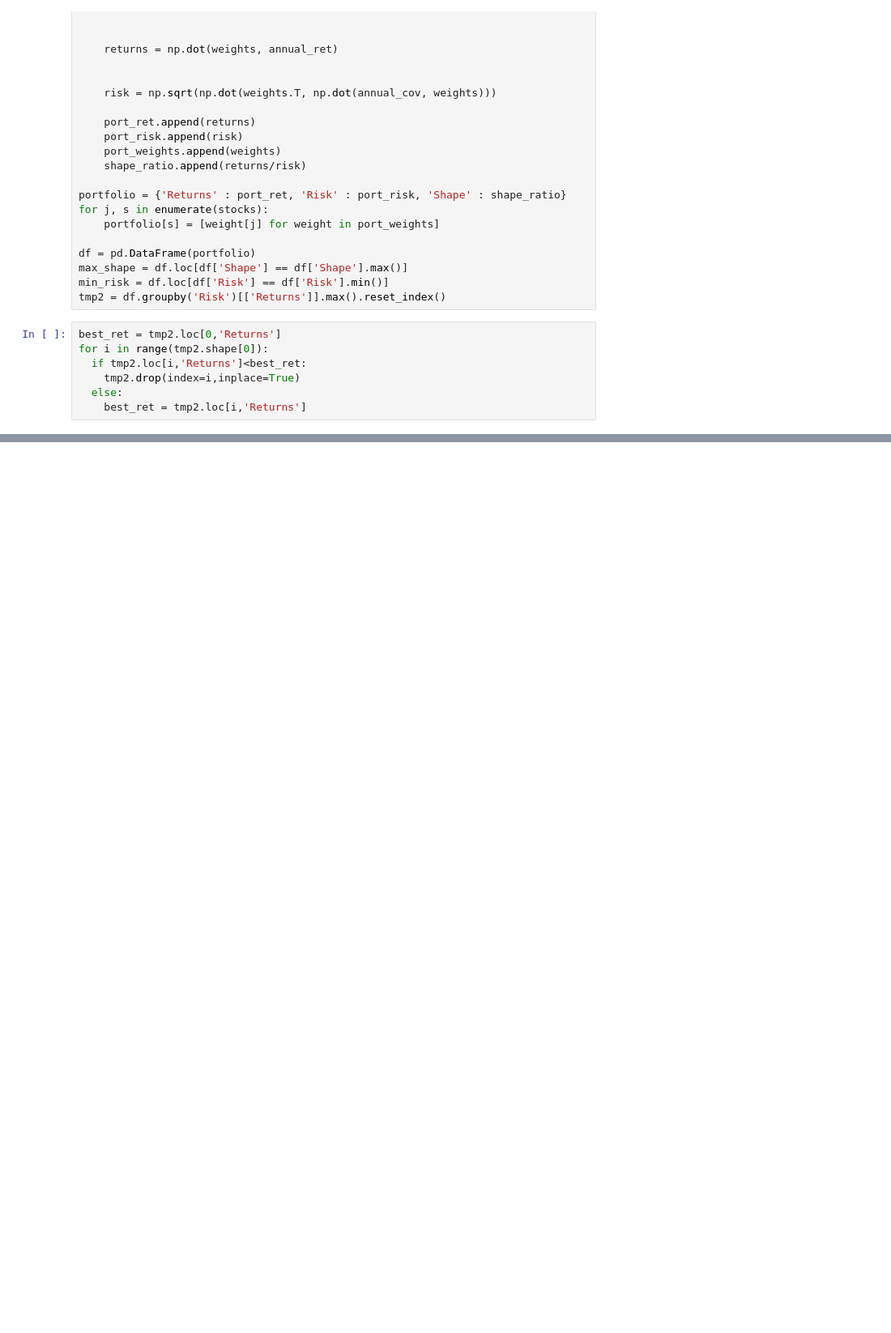
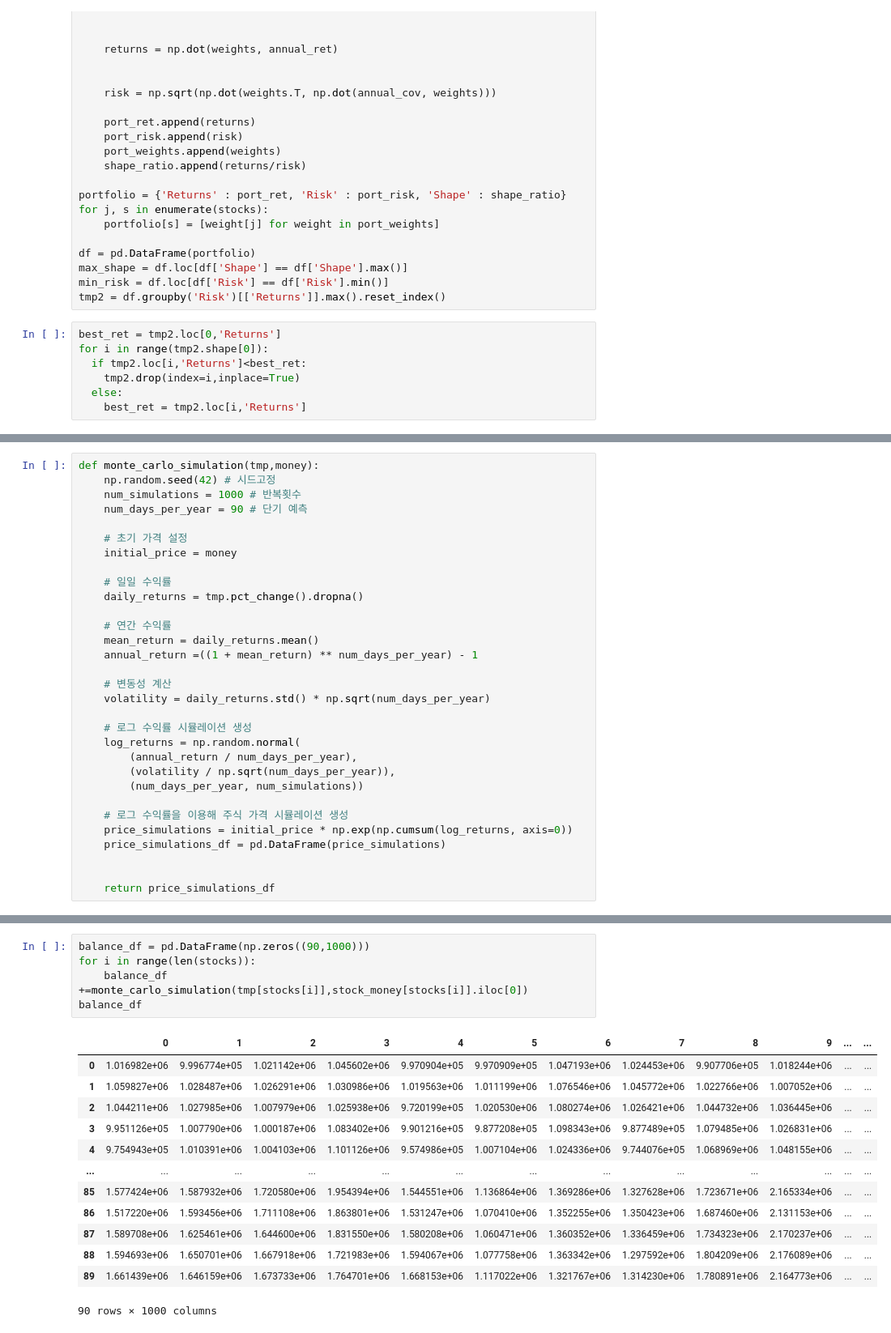
Before and after one commit to DanDanHeeWorld/to_upward, a Jupyter notebook: 몬테카를로_시뮬레이션_이단희.ipynb, the cells around one changed output, grey strips where cells are left out. Shown at 81% size. Cells and saved outputs as stored; diff of their text form; blank space fills up the shorter version.

```diff
--- a/몬테카를로_시뮬레이션_이단희.ipynb
+++ b/몬테카를로_시뮬레이션_이단희.ipynb
@@ -544,0 +179,31 @@ else:
+# %%
+def monte_carlo_simulation(tmp,money):
+    np.random.seed(42) # 시드고정
+    num_simulations = 1000 # 반복횟수
+    num_days_per_year = 90 # 단기 예측
+
+    # 초기 가격 설정
+    initial_price = money
+
+    # 일일 수익률
+    daily_returns = tmp.pct_change().dropna()
+
+    # 연간 수익률
+    mean_return = daily_returns.mean()
+    annual_return =((1 + mean_return) ** num_days_per_year) - 1
+
+    # 변동성 계산
+    volatility = daily_returns.std() * np.sqrt(num_days_per_year)
+
+    # 로그 수익률 시뮬레이션 생성
+    log_returns = np.random.normal(
+        (annual_return / num_days_per_year),
+        (volatility / np.sqrt(num_days_per_year)),
+        (num_days_per_year, num_simulations))
+
+    # 로그 수익률을 이용해 주식 가격 시뮬레이션 생성
+    price_simulations = initial_price * np.exp(np.cumsum(log_returns, axis=0))
+    price_simulations_df = pd.DataFrame(price_simulations)
+
+
+    return price_simulations_df
@@ -544,0 +217,19 @@ else:
+# %%
+balance_df = pd.DataFrame(np.zeros((90,1000)))
+for i in range(len(stocks)):
+    balance_df +=monte_carlo_simulation(tmp[stocks[i]],stock_money[stocks[i]].iloc[0])
+balance_df
+# %% [output]
+|  | 0 | 1 | 2 | 3 | 4 | 5 | 6 | 7 | 8 | 9 | ... | ... |
+| 0 | 1.016982e+06 | 9.996774e+05 | 1.021142e+06 | 1.045602e+06 | 9.970904e+05 | 9.970909e+05 | 1.047193e+06 | 1.024453e+06 | 9.907706e+05 | 1.018244e+06 | ... | ... |
+| 1 | 1.059827e+06 | 1.028487e+06 | 1.026291e+06 | 1.030986e+06 | 1.019563e+06 | 1.011199e+06 | 1.076546e+06 | 1.045772e+06 | 1.022766e+06 | 1.007052e+06 | ... | ... |
+| 2 | 1.044211e+06 | 1.027985e+06 | 1.007979e+06 | 1.025938e+06 | 9.720199e+05 | 1.020530e+06 | 1.080274e+06 | 1.026421e+06 | 1.044732e+06 | 1.036445e+06 | ... | ... |
+| 3 | 9.951126e+05 | 1.007790e+06 | 1.000187e+06 | 1.083402e+06 | 9.901216e+05 | 9.877208e+05 | 1.098343e+06 | 9.877489e+05 | 1.079485e+06 | 1.026831e+06 | ... | ... |
+| 4 | 9.754943e+05 | 1.010391e+06 | 1.004103e+06 | 1.101126e+06 | 9.574986e+05 | 1.007104e+06 | 1.024336e+06 | 9.744076e+05 | 1.068969e+06 | 1.048155e+06 | ... | ... |
+| ... | ... | ... | ... | ... | ... | ... | ... | ... | ... | ... | ... | ... |
+| 85 | 1.577424e+06 | 1.587932e+06 | 1.720580e+06 | 1.954394e+06 | 1.544551e+06 | 1.136864e+06 | 1.369286e+06 | 1.327628e+06 | 1.723671e+06 | 2.165334e+06 | ... | ... |
+| 86 | 1.517220e+06 | 1.593456e+06 | 1.711108e+06 | 1.863801e+06 | 1.531247e+06 | 1.070410e+06 | 1.352255e+06 | 1.350423e+06 | 1.687460e+06 | 2.131153e+06 | ... | ... |
+| 87 | 1.589708e+06 | 1.625461e+06 | 1.644600e+06 | 1.831550e+06 | 1.580208e+06 | 1.060471e+06 | 1.360352e+06 | 1.336459e+06 | 1.734323e+06 | 2.170237e+06 | ... | ... |
+| 88 | 1.594693e+06 | 1.650701e+06 | 1.667918e+06 | 1.721983e+06 | 1.594067e+06 | 1.077758e+06 | 1.363342e+06 | 1.297592e+06 | 1.804209e+06 | 2.176089e+06 | ... | ... |
+| 89 | 1.661439e+06 | 1.646159e+06 | 1.673733e+06 | 1.764701e+06 | 1.668153e+06 | 1.117022e+06 | 1.321767e+06 | 1.314230e+06 | 1.780891e+06 | 2.164773e+06 | ... | ... |
+90 rows × 1000 columns
```
Also changed, not shown: parts of 49 cells of this notebook, 1 other file.
